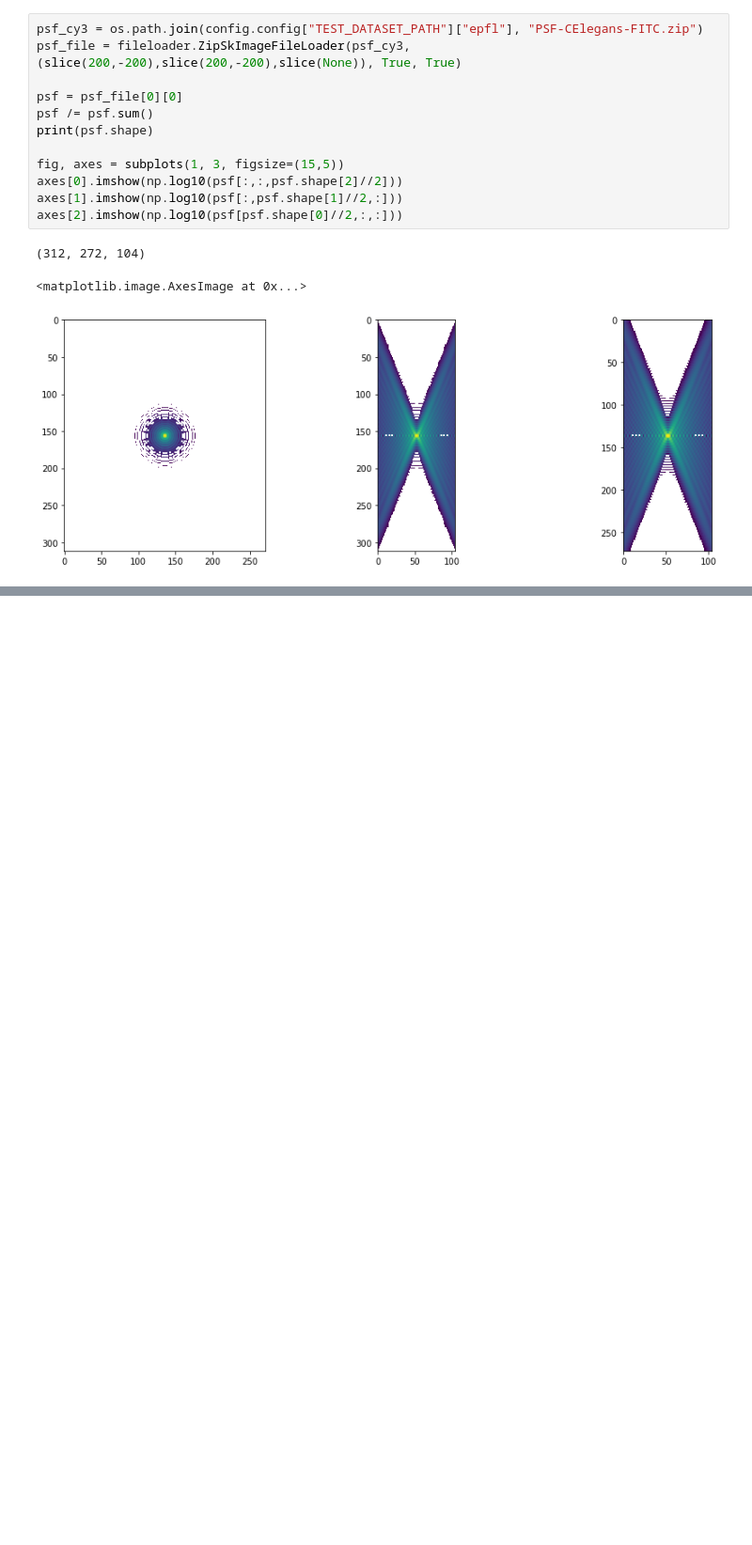
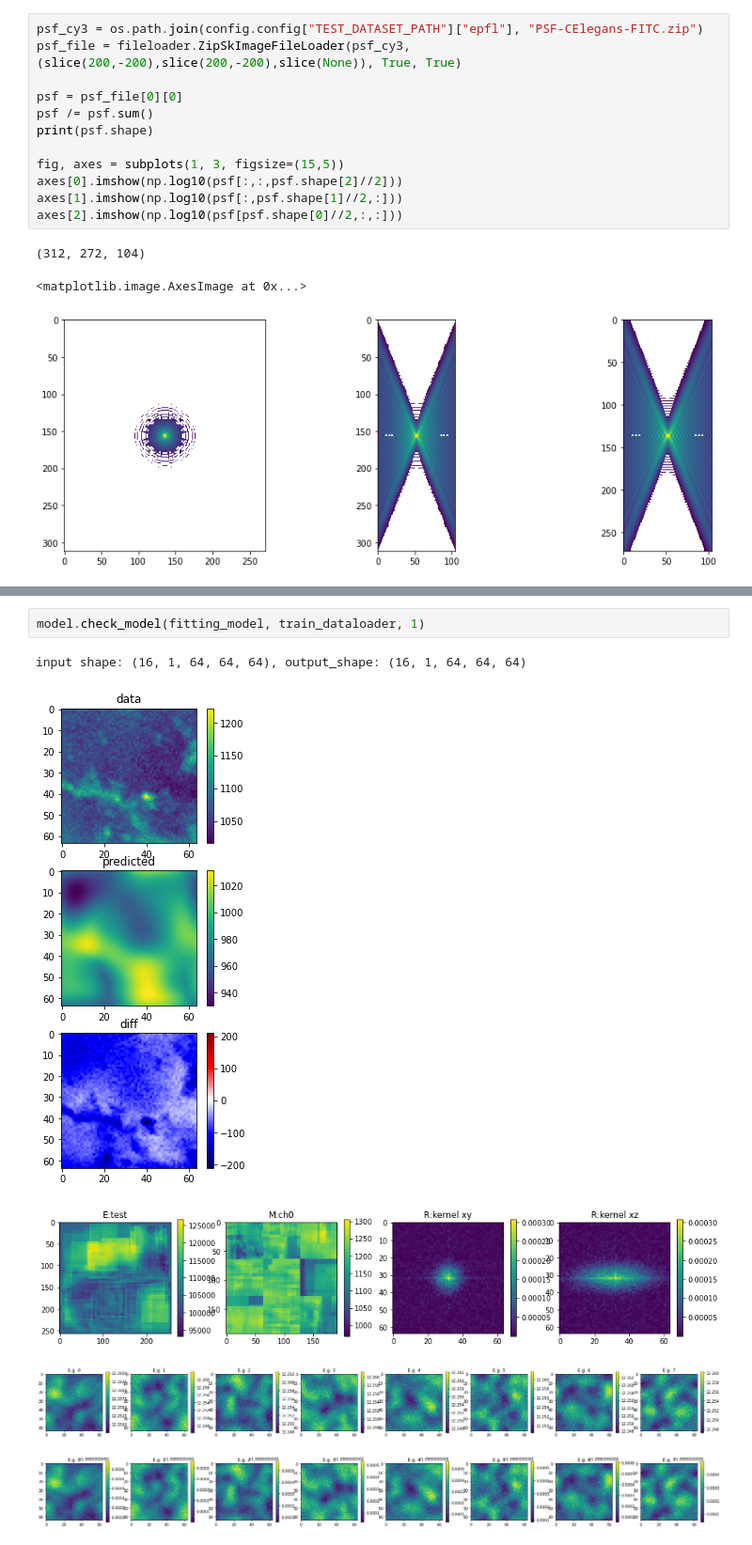
Before and after one commit to kkhchung/smlm-dl, a Jupyter notebook: smlm_dl/conv_tests.ipynb, the cells around one changed output, grey strips where cells are left out. Shown at 94% size. Cells and saved outputs as stored; diff of their text form; blank space fills up the shorter version.

```diff
--- a/smlm_dl/conv_tests.ipynb
+++ b/smlm_dl/conv_tests.ipynb
@@ -164,0 +315,8 @@ torch.Size([1, 1, 412, 372, 234])
+# %%
+model.check_model(fitting_model, train_dataloader, 1)
+# %% [output]
+input shape: (16, 1, 64, 64, 64), output_shape: (16, 1, 64, 64, 64)
+[figure, added]
+[figure, added]
+[figure, added]
+[figure, added]
```
Also changed, not shown: parts of 11 cells of this notebook, 2 other files.
